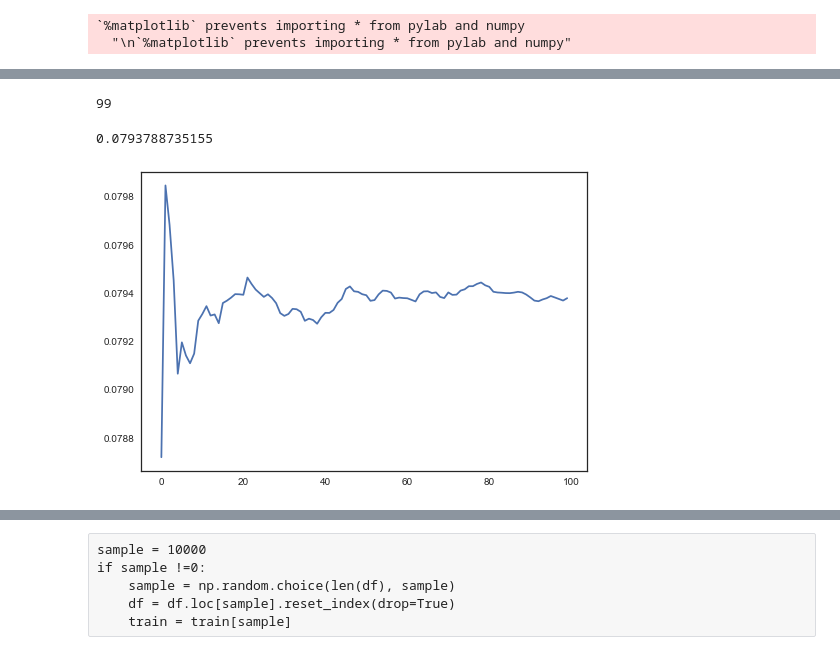
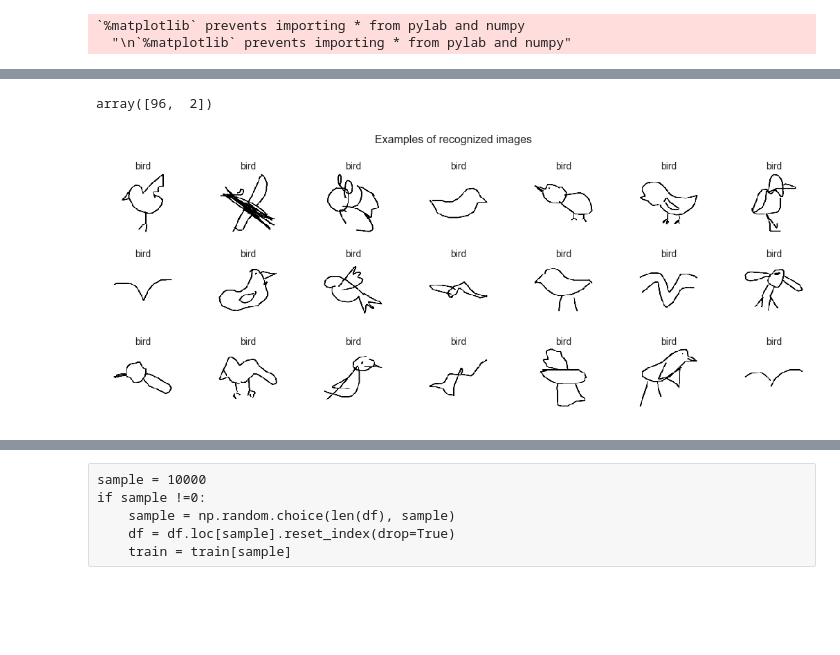
Before and after one commit to DenisCB/doodle_recognition, a Jupyter notebook: ML/model_training.ipynb, the cells around one changed output, grey strips where cells are left out. Drawn from its saved outputs; the diff is of its cells as text; code cells hidden in the pictures; blank space fills up the shorter version.

```diff
--- a/ML/model_training.ipynb
+++ b/ML/model_training.ipynb
@@ -26,7 +26,6 @@ env: KERAS_BACKEND=tensorflow
   "\n`%matplotlib` prevents importing * from pylab and numpy"
 # %%
 def im2arr(drawing):
-    border = 2
     # Original images are 255x255, add extra 5 to each edge.
     im = PIL.Image.new(mode='L', size=(260, 260))
     draw = PIL.ImageDraw.Draw(im)
@@ -49,7 +48,7 @@ def im2arr(drawing):
     else:
         bbox = (bbox[0]+diff/2, bbox[1], bbox[2]-diff/2, bbox[3])
     # Add borders.
-    bbox = (bbox[0]-border, bbox[1]-border, bbox[2]+border, bbox[3]+border)
+    bbox = (bbox[0]-border_px, bbox[1]-border_px, bbox[2]+border_px, bbox[3]+border_px)
 
     # Crop and resize.
     im = im.crop(bbox)
@@ -79,11 +99,37 @@ for i in range(100):
     mean_global_hist.append(mean_global.mean())
 
 mean_global = mean_global.mean()
-# %% [output]
-99
 # %%
 print(mean_global)
 plt.plot(mean_global_hist);
-# %% [output]
-0.0793788735155
-[figure, removed]
+# %%
+mean_global = 0.09752
+np.save('results/processing_params.npy', np.array([px, border_px]))
+np.save('results/mean_global.npy', np.array([mean_global]))
+
+
+mean_global = np.load('results/processing_params.npy')
+mean_global
+# %% [output]
+array([96,  2])
+# %%
+def plot_on_grid(title, recognized):
+    fig = plt.figure(figsize=(15,6))
+    nrows, ncols = 3, 7
+    fig.suptitle(title, fontsize=16)
+    img_ids = np.random.choice(df[df.target=='bird'][df.countrycode=='US'].index, nrows*ncols)
+
+    for i in range(nrows * ncols):
+        image_ind = img_ids[i]
+        ax = fig.add_subplot(nrows, ncols, i+1)
+        ax.axis('off')
+        ax.imshow(im2arr(train[image_ind]))
+        ax.set_title(df.target.loc[image_ind], fontsize=14)
+
+    fig.tight_layout()
+    fig.subplots_adjust(top=0.85)
+    plt.show()
+
+plot_on_grid("Examples of recognized images", 1)
+# %% [output]
+[figure, added]
```
Also changed, not shown: parts of 10 cells of this notebook, 15 other files.
